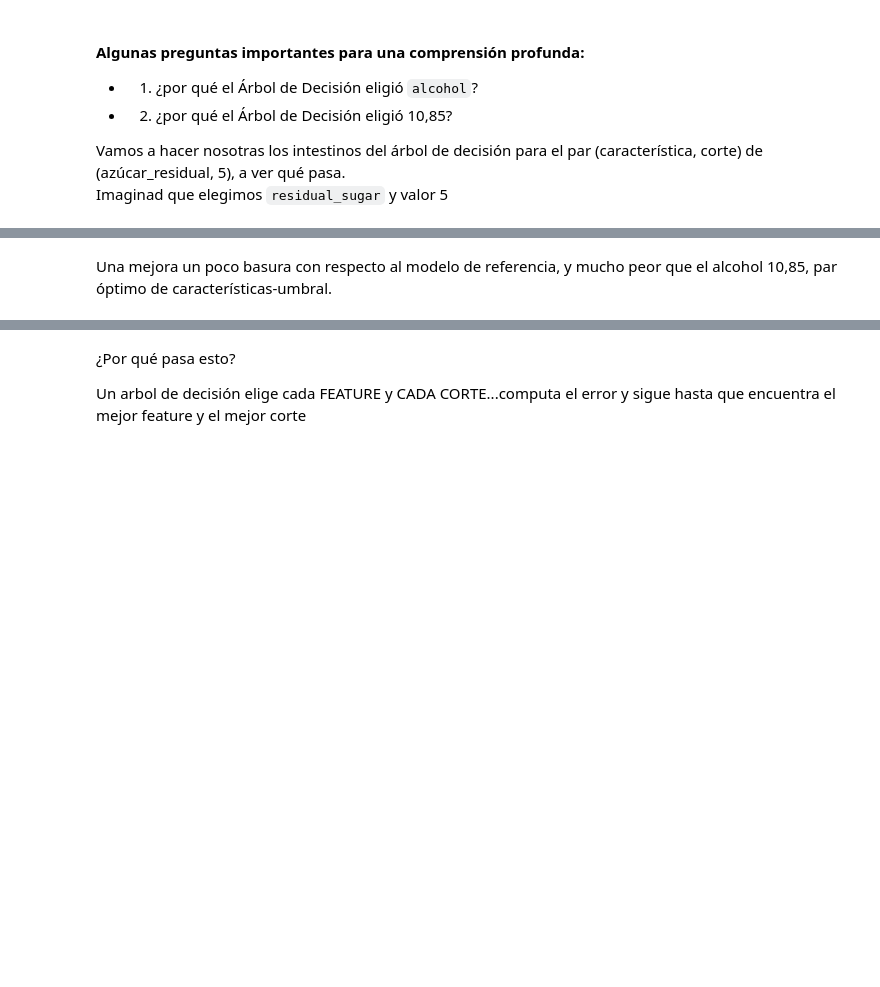
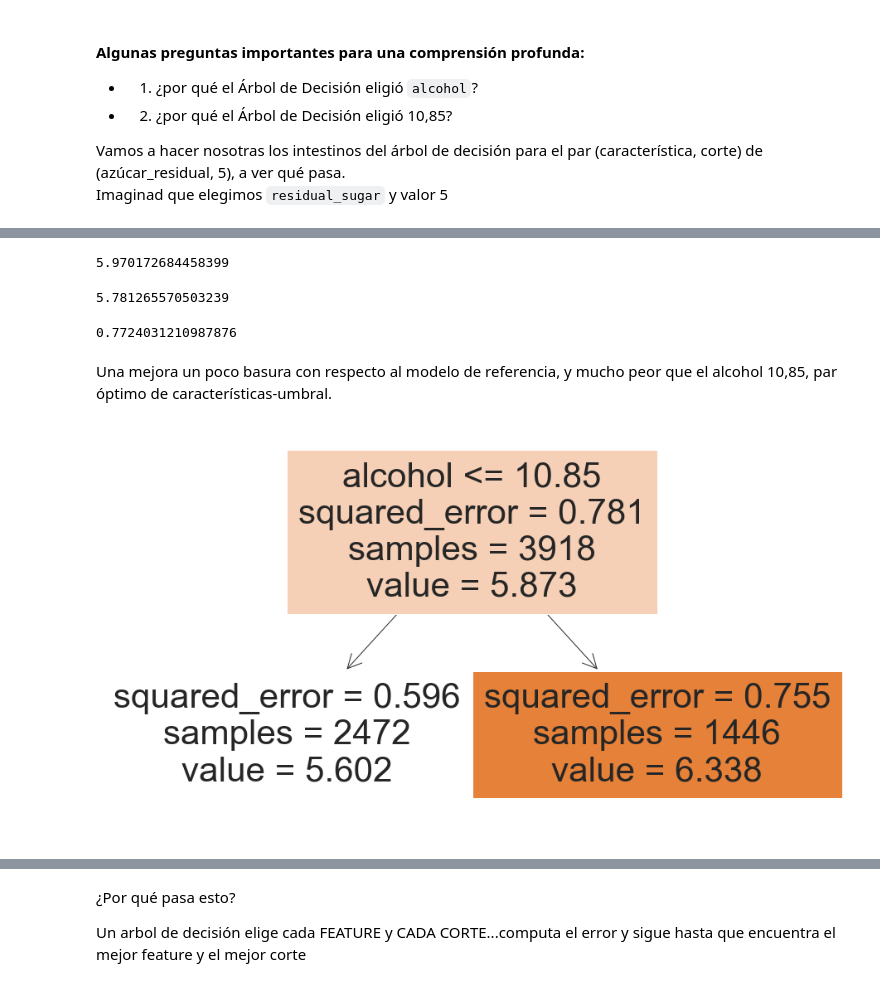
Before and after one commit to Ironhack-Data-Madrid-Octubre-2021/apuntes_clase, a Jupyter notebook: semana_07/04-Árboles de decisión.ipynb, the cells around one changed output, grey strips where cells are left out. Drawn from its saved outputs; the diff is of its cells as text; code cells hidden in the pictures; blank space fills up the shorter version.

```diff
--- a/semana_07/04-Árboles de decisión.ipynb
+++ b/semana_07/04-Árboles de decisión.ipynb
@@ -158,0 +410,8 @@ Imaginad que elegimos `residual_sugar` y valor 5
+# %%
+grupo1_mean
+# %% [output]
+5.970172684458399
+# %%
+grupo2_mean
+# %% [output]
+5.781265570503239
@@ -159,2 +423,10 @@ Imaginad que elegimos `residual_sugar` y valor 5
+# %%
+mse
+# %% [output]
+0.7724031210987876
 # %% [markdown]
 Una mejora un poco basura con respecto al modelo de referencia, y mucho peor que el alcohol 10,85, par óptimo de características-umbral.
+# %%
+plot_tree(model, feature_names=df.columns[:-1], filled=True);
+# %% [output]
+[figure, added]
```
Also changed, not shown: parts of 82 cells of this notebook, 1 other file.
